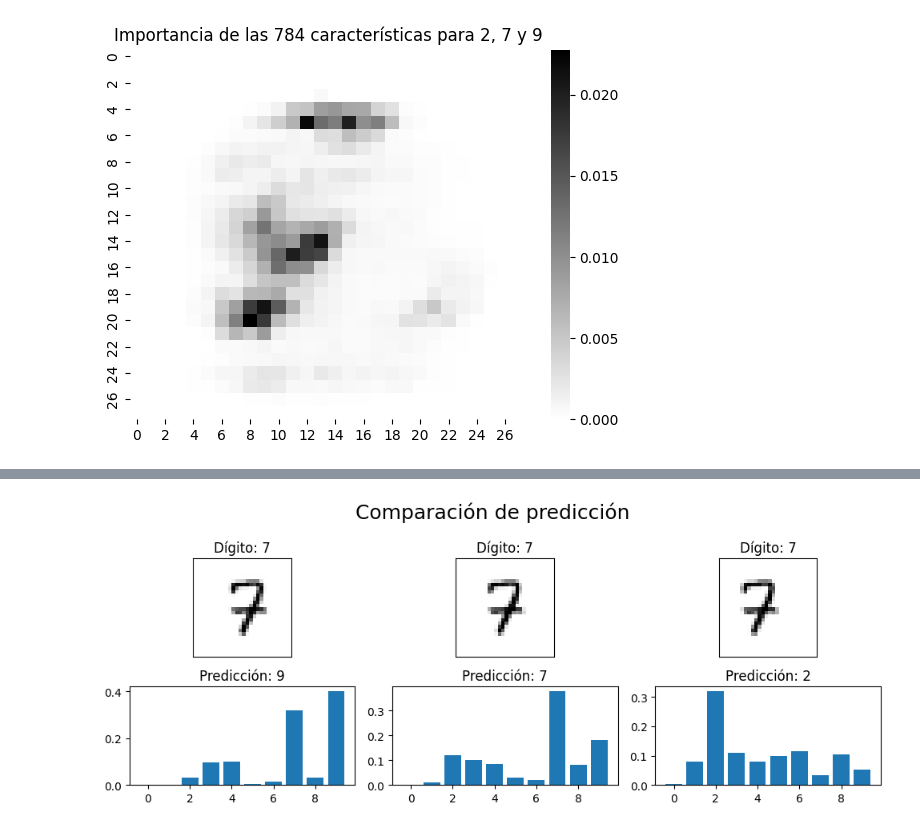
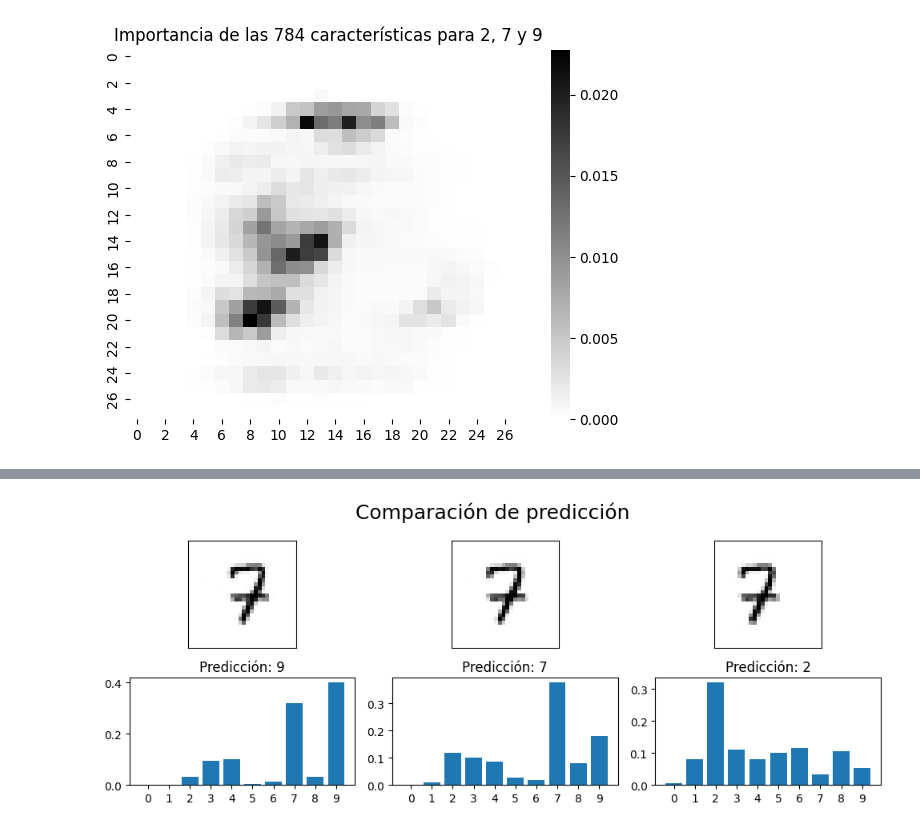
Before and after one commit to RodrigoRiveraRico/data_science_FCiencias, a Jupyter notebook: Clase_9/RiveraRodrigo_T08.ipynb, the cells around one changed output, grey strips where cells are left out. Cells and saved outputs as stored; diff of their text form; code cells hidden in the pictures.

```diff
--- a/Clase_9/RiveraRodrigo_T08.ipynb
+++ b/Clase_9/RiveraRodrigo_T08.ipynb
@@ -132,17 +132,17 @@ A continuación definimos una función que nos permite visualizar arreglos de 28
 # %%
 def show_digit(image, label=None, ax=None):
     '''
-    Esta función muestra la imagen de un dígito en una cuadrícula de 28 x 28 píxeles.
+    Visualización de la imagen de un dígito en una cuadrícula de 28 x 28 píxeles.
 
-    :params image: 2D np.array de tamaño (28,28)
+    :param image: 2D np.array de tamaño (28,28)
 
         Píxeles que representan al número.
 
     :param label: str o int
 
-        Dígito.
+        Dígito. Encabezado a mostrar en la visualizaciín.
 
-    :param ax: Axes
+    :param ax: Objeto Axes de matplotlib
 
     :return: None
     '''
@@ -183,6 +183,20 @@ Los dígitos se harán a mano en una tableta gráfica para ya tenerlos digitaliz
 Definimos una función que nos permite cargar las imágenes de los dígitos hechos a mano.
 # %%
 def cargar_imagen(path):
+    '''
+    Convierte imágenes en arreglos de numpy.
+    Los arreglos de salida corresponden a imágenes de 28 x 28 píxeles.
+
+    :param path: Ruta de la imagen.
+
+    :return: Tupla
+
+        El primero elemento es un 2D np.array de tamaño (1,784).
+        Contiene los 28 x 28 píxeles aplanados.
+
+        El segundo elemento es un 2D np.array de tamaño (28,28).
+        Contiene los 28 x 28 píxeles.
+    '''
     img = Image.open(path).convert("L")
     img = img.resize((28, 28))
     img_array = np.array(img)
@@ -276,18 +294,19 @@ plt.show()
 # %%
 fig, axs = plt.subplots(2, 3, figsize=(10, 4))
 
 lst = ['9', '7', '2']
 for i,d in enumerate(lst):
     path = os.path.join('numbers',f'B_7_{d}.jpg')
     image = cargar_imagen(path)[1]
-    show_digit(image, 7, axs[0,i])
+    show_digit(image, ax=axs[0,i])
 
     X_nuevo_7 = cargar_imagen(path)[0]
     proba_7 = rf.predict_proba(X_nuevo_7)
     axs[1,i].bar([i for i in range(10)], proba_7[0])
     axs[1,i].set_title(f'Predicción: {rf.predict(X_nuevo_7)[0]}')
+    axs[1,i].set_xticks([i for i in range(10)])
 
 plt.suptitle('Comparación de predicción', fontsize=18)
 plt.tight_layout()
 # %% [output]
-[figure, old version]
+[figure, new version]
```
Also changed, not shown: parts of 3 cells of this notebook.
